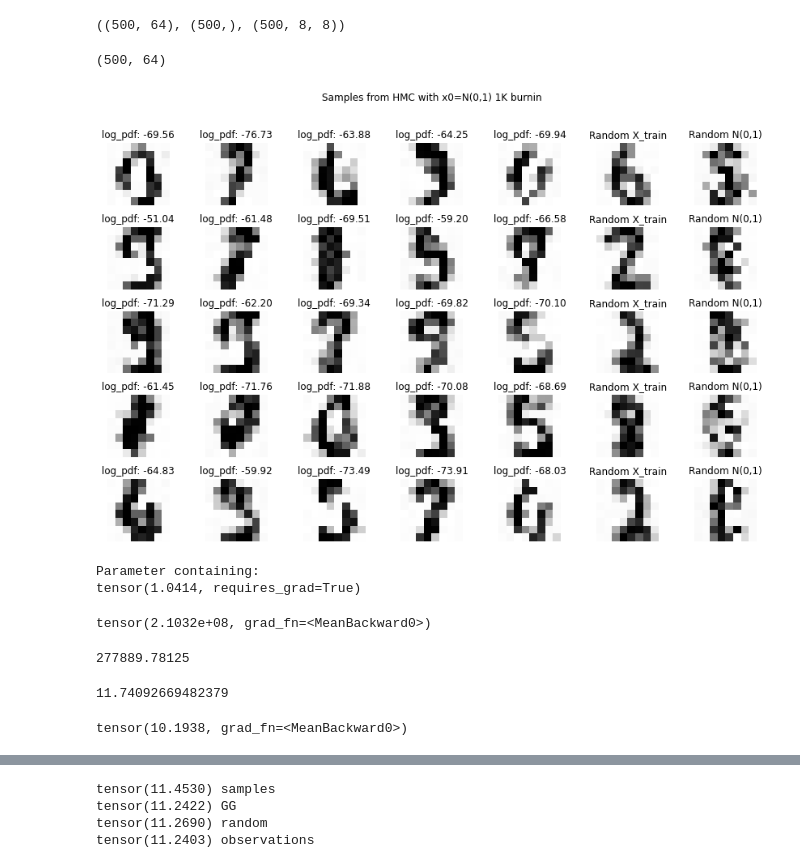
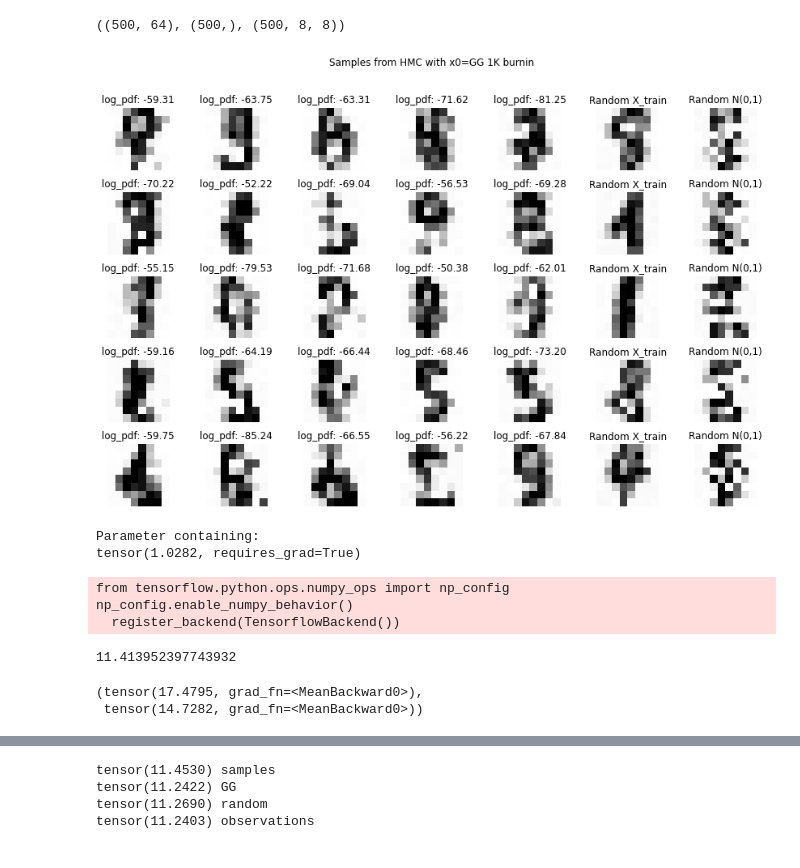
Before and after one commit to Huk-David/Ratio-Copula, a Jupyter notebook: Copula by Ratio Estimation/Digits_MNIST_exp/image_exp.ipynb, the cells around one changed output, grey strips where cells are left out. Saved outputs shown, nothing was run; the diff lists cells and outputs as text; code cells hidden in the pictures.

Commit message:
Figured out Digits, we're better
Turns out the Energy is bad at assessing samples. W2 is good. The secret to Digits is using GG+NNet/CNN, 100 burn-in HMC and train on 10x noise from GG.

```diff
--- a/Copula by Ratio Estimation/Digits_MNIST_exp/image_exp.ipynb
+++ b/Copula by Ratio Estimation/Digits_MNIST_exp/image_exp.ipynb
@@ -17,6 +17,9 @@ def loss_nce(r_p, r_q,p_size, q_size):
     v = q_size / p_size
     return (-(r_p /(v+r_p)).log()).mean() - v* ((v/(v+r_q)).log().mean())
 
+torch.manual_seed(990109)
+np.random.seed(990109)
+
 # Load digits data
 digits = load_digits()
 X = digits.images
@@ -24,7 +27,8 @@ y = digits.target
 
 # Add Gaussian noise with variance 0.01
 noise = scs.norm.rvs(0, 0.1, X.shape)
-X_noisy = (X + noise)/16 # Normalize to [0, 1]
+X_noisy = (X + noise)
+X_noisy = (X_noisy - X_noisy.min()) / (X_noisy.max() - X_noisy.min()) # Normalize to [0, 1]
 
 # Flatten the images for ECDF transformation
 X_noisy_flat = X_noisy.reshape(-1, 64)
@@ -149,21 +153,22 @@ Estimated Total Size (MB): 0.17
 # %%
 from tqdm import tqdm
 # Define loss function and optimizer
-optimizer = optim.Adam(model.parameters(), lr=0.0002, betas=(0.5, 0.999))
+optimizer = optim.Adam(model.parameters())#, lr=0.0002, betas=(0.5, 0.999))
 
 # Training loop
 num_epochs = 501
-for epoch in tqdm(range(num_epochs)):
+for epoch in (range(num_epochs)):
     model.train()
     running_loss = 0.0
     for inputs, labels in train_loader:
         optimizer.zero_grad()
         r_p = model(inputs).squeeze()
-        r_q = model(torch.randn((3*64*inputs.shape[0],1,8,8))).squeeze()
+        r_q = model(torch.randn((10*inputs.shape[0],1,8,8))).squeeze()
         loss = loss_nce(r_p, r_q,inputs.shape[0], 10*inputs.shape[0])
         loss.backward()
         optimizer.step()
         running_loss += loss.item()
 
-    print(f"Epoch {epoch+1}/{num_epochs}, Loss: {running_loss/len(train_loader)}")
+    if (epoch+1) % 10 == 0:
+        print(f"Epoch {epoch+1}/{num_epochs}, Loss: {running_loss/len(train_loader)}, c: {model.c.item()}")
 # %% [output]
@@ -247,7 +256,11 @@ def sample_hmc(ratio_model, num_samples, num_runs_hmc, num_burnin):
         r_noise = model(x0_proposal)
         x0_run = x0_proposal[np.argmax(r_noise.detach().numpy().flatten())]
         '''
+        # pick x0 randomly from N(0,1)
         x0_run = torch.randn(1, 1, 8, 8)
+        '''GG_cov = np.cov(X_train.reshape(-1,64).T)
+        x0_run_np = scs.multivariate_normal.rvs(mean=np.zeros(64), cov=GG_cov, size=1).reshape(1,1,8,8)
+        x0_run = torch.tensor(x0_run_np, dtype=torch.float32)'''
         samples_, log_pdf_ = hmc(log_r_times_gauss,
                             x0=x0_run.flatten().numpy(),
                             n_samples=num_samples,
@@ -263,11 +276,7 @@ def sample_hmc(ratio_model, num_samples, num_runs_hmc, num_burnin):
 samples, log_pdf, x0_noises = sample_hmc(ratio_model=model,
                             num_samples=1,
                             num_runs_hmc=500,
-                            num_burnin=5000)
+                            num_burnin=20)
 samples.shape,log_pdf.shape,x0_noises.shape
 # %% [output]
 ((500, 64), (500,), (500, 8, 8))
-# %%
-samples.shape
-# %% [output]
-(500, 64)
@@ -278,52 +321,44 @@ import torch
 
 # Create a figure and a set of subplots
 fig, axes = plt.subplots(5, 7, figsize=(12, 8))
-fig.suptitle('Samples from HMC with x0=N(0,1) 1K burnin')
+fig.suptitle('Samples from HMC with x0=GG 1K burnin')
 
 # Loop through each row
 for row in range(5):
     # Plot the samples in the first 5 columns
     for col in range(5):
         ax = axes[row, col]
-        index = row * 20 + 11*col
+        index = row * 5 + col
         img = reverse_transform(torch.tensor(samples[index]).reshape(8, 8)).reshape(8, 8)
         ax.imshow(img, cmap='gray_r')
         ax.axis('off')
         ax.set_title(f"log_pdf: {log_pdf[index]:.2f}")
 
     # Plot random samples of X_train in the 6th column
     ax = axes[row, 5]
     random_index = np.random.randint(len(X_train))
     img = reverse_transform(X_train[random_index]).reshape(8, 8)
     ax.imshow(img, cmap='gray_r')
     ax.axis('off')
     ax.set_title("Random X_train")
 
     # Plot random samples of N(0,1) in the 7th column
     ax = axes[row, 6]
     img = reverse_transform(torch.randn(1, 1, 8, 8)).reshape(8, 8)
     ax.imshow(img, cmap='gray_r')
     ax.axis('off')
     ax.set_title("Random N(0,1)")
 
 # Adjust layout
 plt.tight_layout(rect=[0, 0, 1, 0.96])  # Adjust rect to make room for the suptitle
 plt.show()
 # %% [output]
-[figure, old version]
+[figure, new version]
 # %%
 model.c
 # %% [output]
 Parameter containing:
-tensor(1.0414, requires_grad=True)
+tensor(1.0282, requires_grad=True)
-# %%
-model(X_test).mean()
-# %% [output]
-tensor(2.1032e+08, grad_fn=<MeanBackward0>)
-# %%
-model(X_test[100].unsqueeze(0)+0.01*torch.randn(1,1,8,8)).item()
-# %% [output]
-277889.78125
 # %%
 def Energy_Score_pytorch(beta, observations_y, simulations_Y):
     m = len(simulations_Y)
@@ -342,6 +377,14 @@ def Energy_Score_pytorch(beta, observations_y, simulations_Y):
         beta)
     Energy = 2 * torch.mean(diff_Y_y) - torch.sum(diff_Y_Y) / (m * (m - 1))
     return Energy
+import ot
+
+def W2(x,y):
+    return torch.sqrt(ot.emd2(torch.ones(x.shape[0])/x.shape[0], torch.ones(y.shape[0])/y.shape[0], ot.dist(x, y)))
+# %% [output]
+from tensorflow.python.ops.numpy_ops import np_config
+np_config.enable_numpy_behavior()
+  register_backend(TensorflowBackend())
 # %%
 GG_cov = np.cov(X_train.reshape(-1,64).T)
 GG_samples = scs.multivariate_normal.rvs(mean=np.zeros(64), cov=GG_cov, size=5000)
@@ -350,8 +393,9 @@ top = scs.multivariate_normal(mean=np.zeros(64), cov=GG_cov).logpdf(X_test.resha
 bottom = scs.norm.logpdf(X_test.reshape(-1,64), loc=0, scale=1).sum(1)
 (top-bottom).mean()
 # %% [output]
-11.74092669482379
+11.413952397743932
 # %%
-model(X_test).log().mean()
+model(X_train).log().mean(),model(X_test).log().mean()
 # %% [output]
-tensor(10.1938, grad_fn=<MeanBackward0>)
+(tensor(17.4795, grad_fn=<MeanBackward0>),
+ tensor(14.7282, grad_fn=<MeanBackward0>))
```
Also changed, not shown: parts of 52 cells of this notebook, 1 other file.
